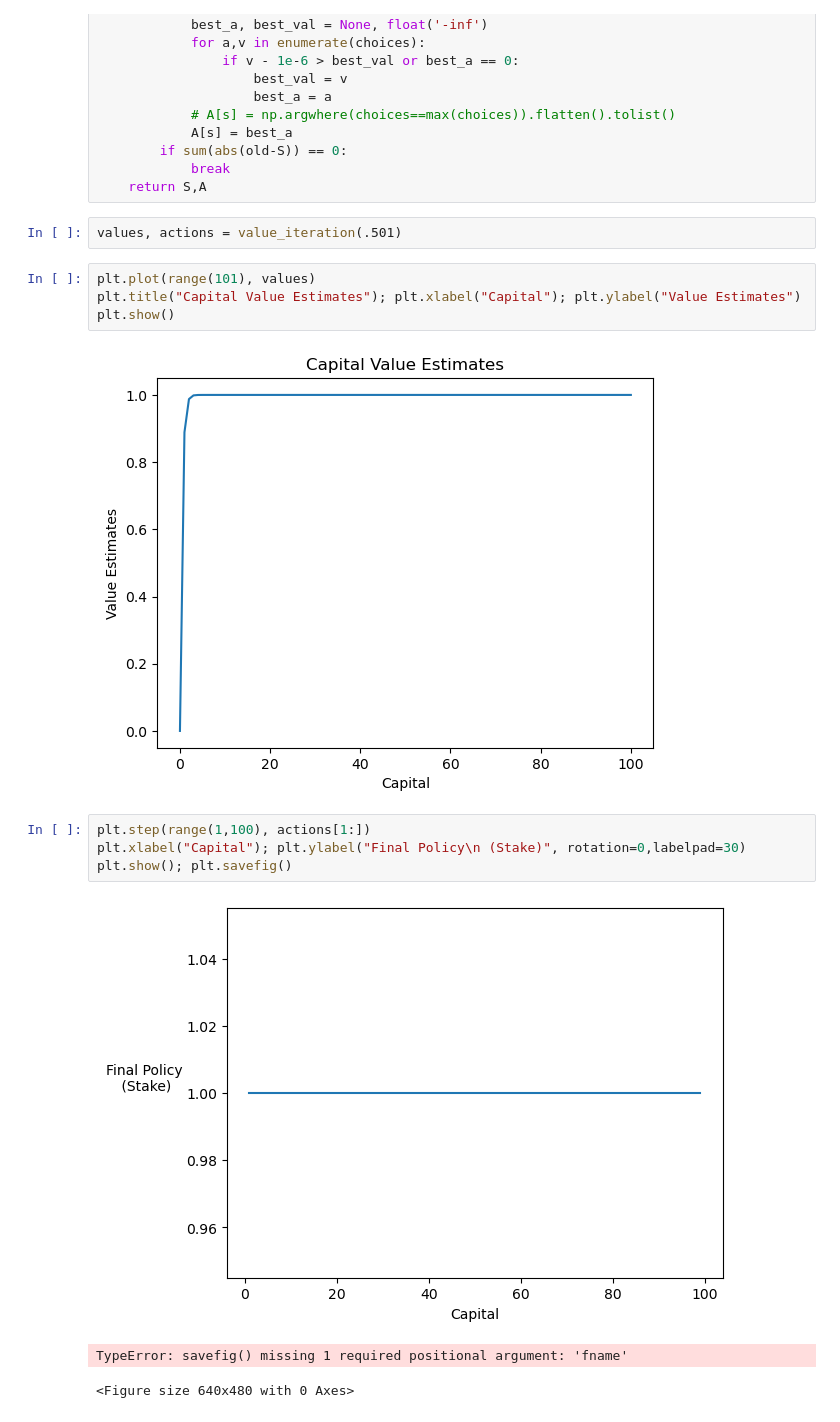
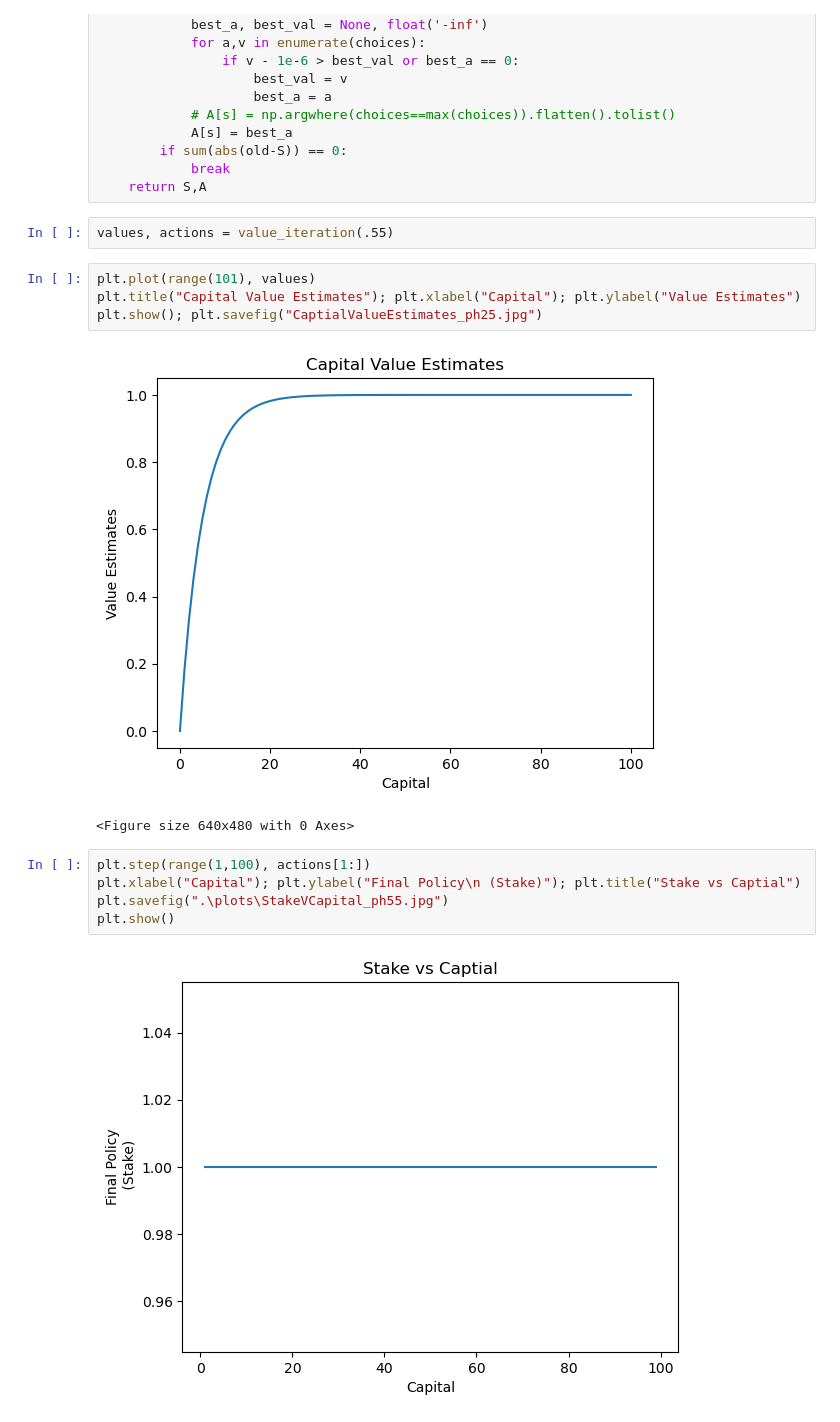
Before and after one commit to GoldRatio/ECE194D, a Jupyter notebook: Gambling.ipynb, the cells around one changed output. Drawn from its saved outputs; the diff is of its cells as text.

```diff
--- a/Gambling.ipynb
+++ b/Gambling.ipynb
@@ -63,18 +63,18 @@ def value_iteration(p_h, iters = float('inf')):
             break
     return S,A
 # %%
-values, actions = value_iteration(.501)
+values, actions = value_iteration(.55)
 # %%
 plt.plot(range(101), values)
 plt.title("Capital Value Estimates"); plt.xlabel("Capital"); plt.ylabel("Value Estimates")
-plt.show()
+plt.show(); plt.savefig("CaptialValueEstimates_ph25.jpg")
 # %% [output]
-[figure, old version]
+[figure, new version]
+<Figure size 640x480 with 0 Axes>
 # %%
 plt.step(range(1,100), actions[1:])
-plt.xlabel("Capital"); plt.ylabel("Final Policy\n (Stake)", rotation=0,labelpad=30)
-plt.show(); plt.savefig()
+plt.xlabel("Capital"); plt.ylabel("Final Policy\n (Stake)"); plt.title("Stake vs Captial")
+plt.savefig(".\plots\StakeVCapital_ph55.jpg")
+plt.show()
 # %% [output]
-[figure, old version]
+[figure, new version]
-TypeError: savefig() missing 1 required positional argument: 'fname'
-<Figure size 640x480 with 0 Axes>
```
Also changed, not shown: 2 other files.
